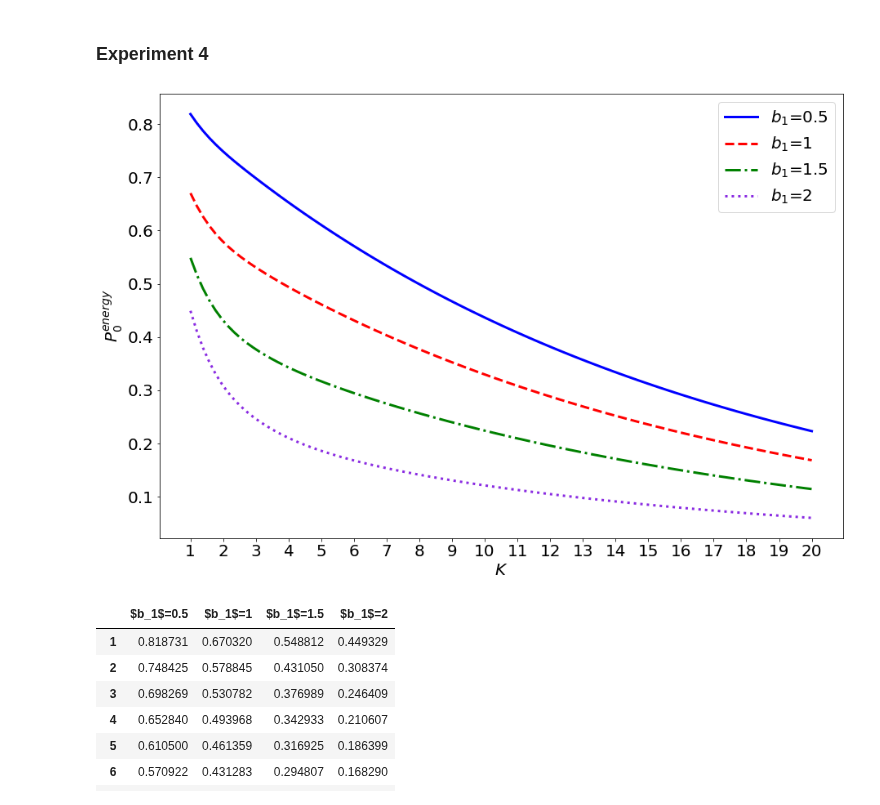
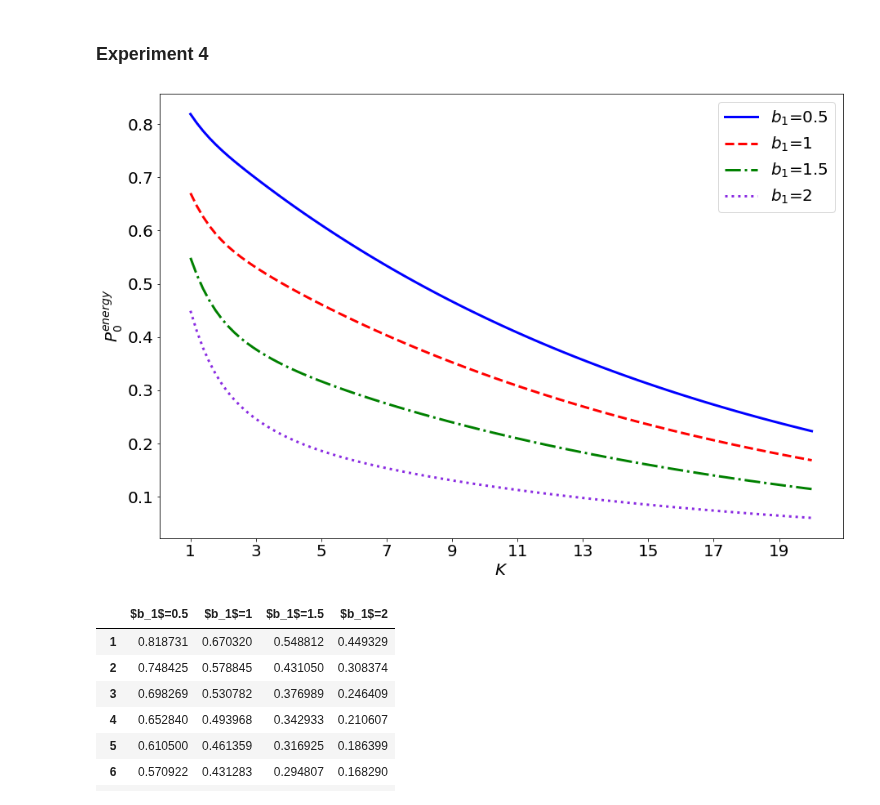
Before and after one commit to l3LlFF/course, a Jupyter notebook: conda/Untitled.ipynb, the cells around one changed output. Drawn from its saved outputs; the diff is of its cells as text; code cells hidden in the pictures.

```diff
--- a/conda/Untitled.ipynb
+++ b/conda/Untitled.ipynb
@@ -792,7 +812,7 @@ Ks_all = [[3.2041186028556075,
 linestyles = ['-', '--', '-.', ':', '-']
 fig = plt.figure(figsize=(15, 10))
 ax = plt.gca()
-
+K_RANGE = 11
 ax.set_prop_cycle(cycler('color',
                           ['b', 'r', 'g', 'blueviolet']))
 
@@ -1207,35 +1228,35 @@ for b_1 in b_1s:
 linestyles = ['-', '--', '-.', ':', '-']
 fig = plt.figure(figsize=(15, 10))
 ax = plt.gca()
 
 ax.set_prop_cycle(cycler('color',
                           ['b', 'r', 'g', 'blueviolet']))
 
 labels = ['$b_1$=0.5','$b_1$=1','$b_1$=1.5', '$b_1$=2']
 x = np.linspace(1, K_RANGE - 1, K_RANGE - 1)
 for k, style, b, label in zip(p_0_energy_all, linestyles, b_1s, labels):
     cubic_interploation_model=interp1d(x,k,kind="quadratic")
     tck = interpolate.splrep(x, k, s=0, k=5)
     xs = np.linspace(1, K_RANGE - 1, 100)
     #ys = np.log10(interpolate.splev(xs, tck, der=0))
     ys = interpolate.splev(xs, tck, der=0)
 #    xs=np.linspace(1,20,60)
 #    ys=cubic_interploation_model(xs)
     ax.plot(xs, ys, label = label, linestyle=style, linewidth=3)
 
 plt.xlabel('$K$', fontsize=20)
 plt.ylabel('$P_{0}^{energy}$', fontsize=20)
 plt.xticks(fontsize=20)
 plt.yticks(fontsize=20)
 plt.legend(prop={'size': 20}, loc=0);
 
-ax.set_xticks(x)
+ax.set_xticks(list(range(1, 21, 2)))
 filename = 'exp_1_4/K_P_energy_b_1'
 fig.savefig(f'{filename}.png', format='png', dpi=600)
 fig.savefig(f'{filename}.jpg', format='jpg', dpi=600)
 plt.show();
 # %% [output]
-[figure, old version]
+[figure, new version]
 # %%
 columns = ['$b_1$=0.5','$b_1$=1','$b_1$=1.5', '$b_1$=2']
 df_P_energy = pd.DataFrame(np.array(p_0_energy_all).T,
```
Also changed, not shown: parts of 10 cells of this notebook, 10 other files.
